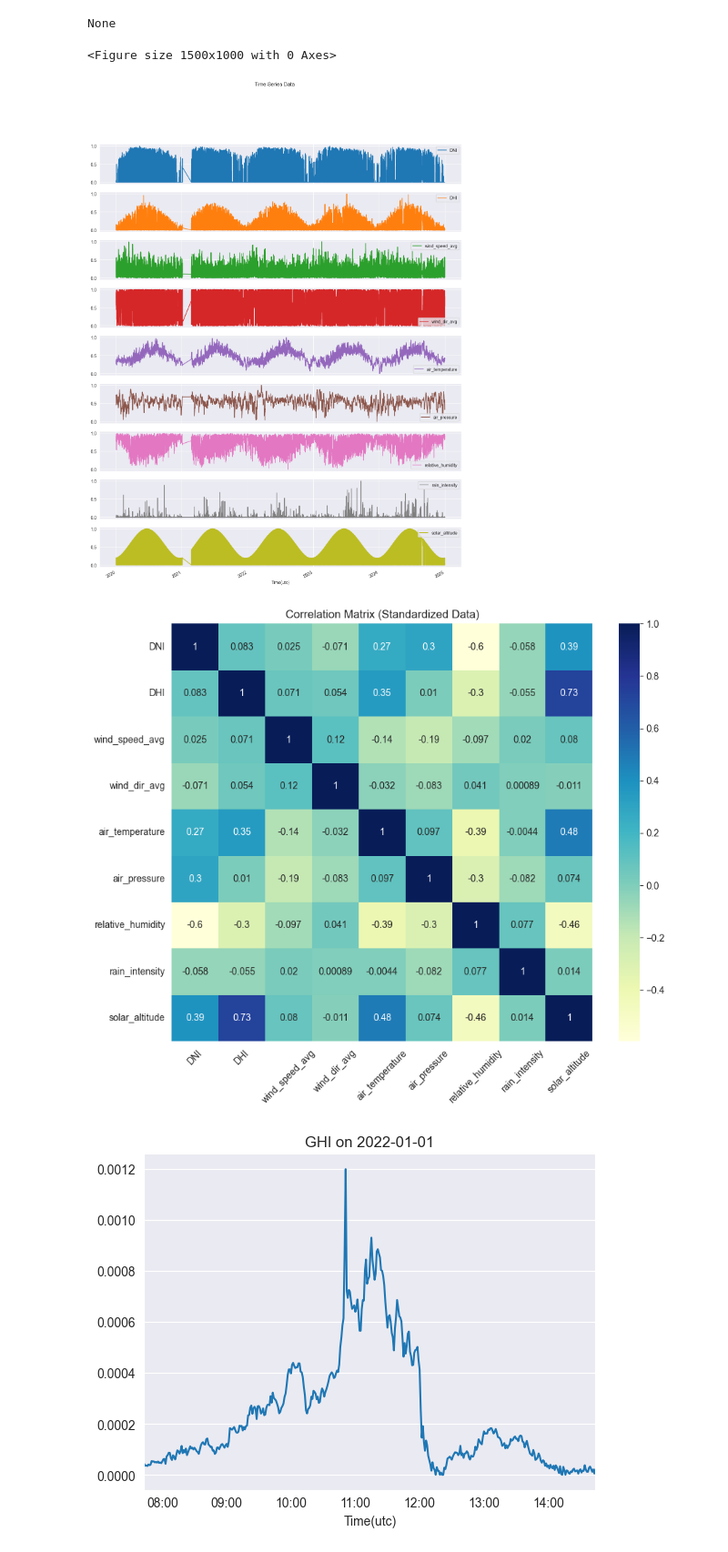
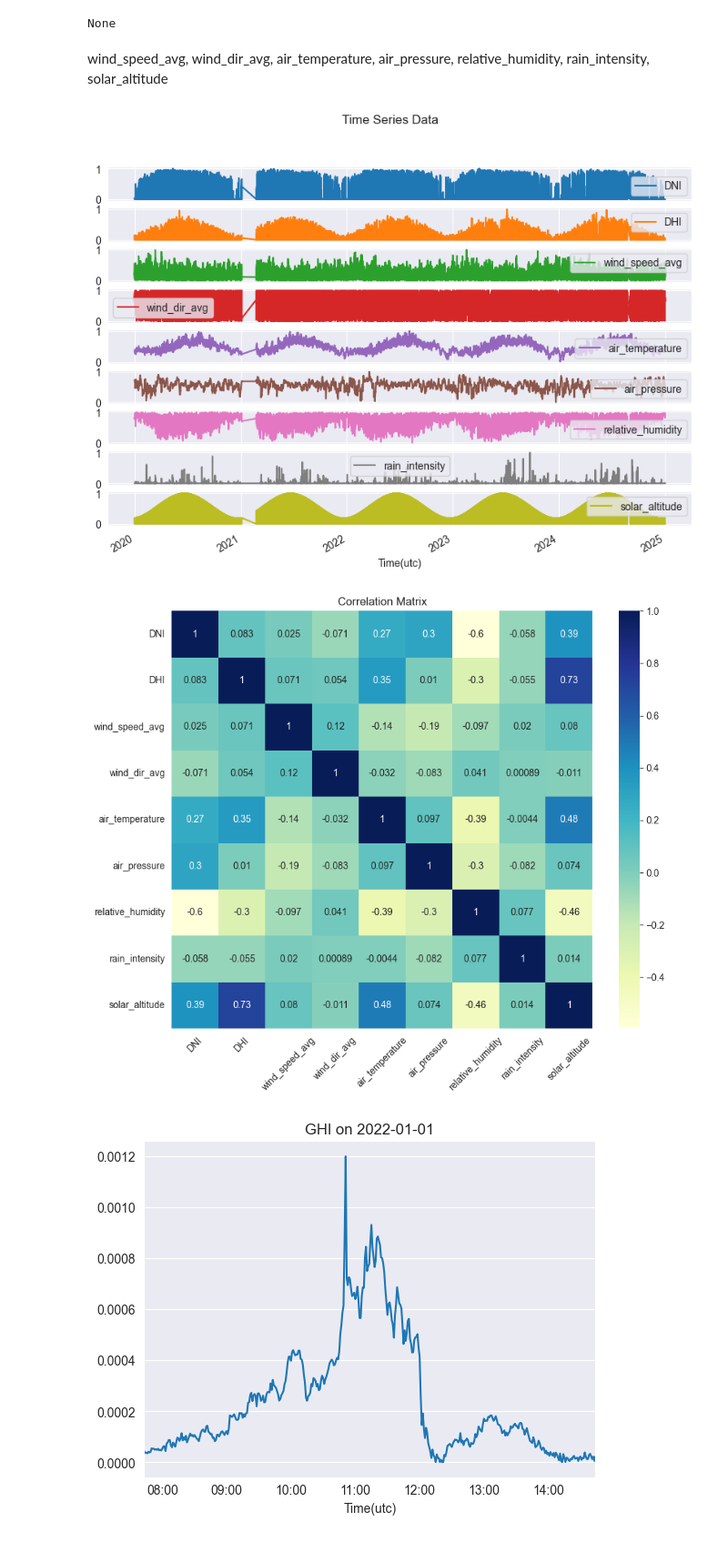
Before and after one commit to LucasDJensen/Solar-Irradiance-Nowcasting, a Jupyter notebook: dtu_solar_station.ipynb, the cells around one changed output. Shown at 91% size. Drawn from its saved outputs; the diff is of its cells as text; code cells hidden in the pictures.

```diff
--- a/dtu_solar_station.ipynb
+++ b/dtu_solar_station.ipynb
@@ -68,20 +56,22 @@ None
+# %% [markdown]
+wind\_speed\_avg, wind\_dir\_avg, air\_temperature, air\_pressure, relative\_humidity, rain\_intensity, solar\_altitude
 # %%
 # Plotting the time series data
-plt.figure(figsize=(15, 10), layout='constrained')
-df.plot(subplots=True, figsize=(15, 20), title='Time Series Data')
+df.plot(figsize=(10, 7), title='Time Series Data', subplots=True)
+plt.savefig('time_series_data.png', dpi=100)
 plt.show()
 # %% [output]
-<Figure size 1500x1000 with 0 Axes>
-[figure, old version]
+[figure, new version]
 # %%
 corr_std = df.corr()
 plt.figure(figsize=(10, 8))
 sns.heatmap(corr_std, annot=True, cmap='YlGnBu')
-plt.title("Correlation Matrix (Standardized Data)")
+plt.title("Correlation Matrix")
 plt.xticks(rotation=45)
+plt.savefig('correlation_matrix.png', dpi=100)
 plt.show()
 # %% [output]
-[figure, old version]
+[figure, new version]
 # %%
 # select random date and plot the GHI
 date = '2022-01-01'
```
Also changed, not shown: parts of 1 cell of this notebook, 6 other files.
